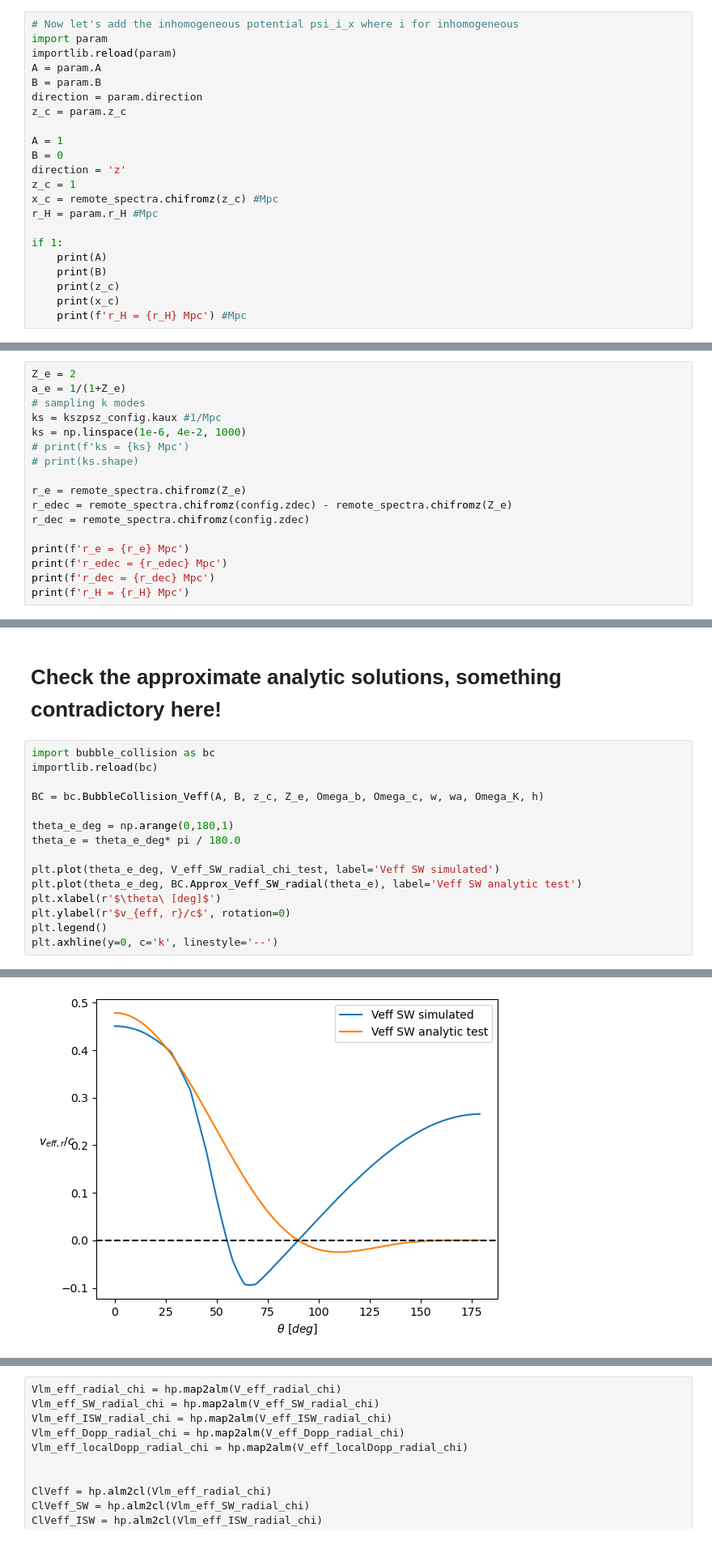
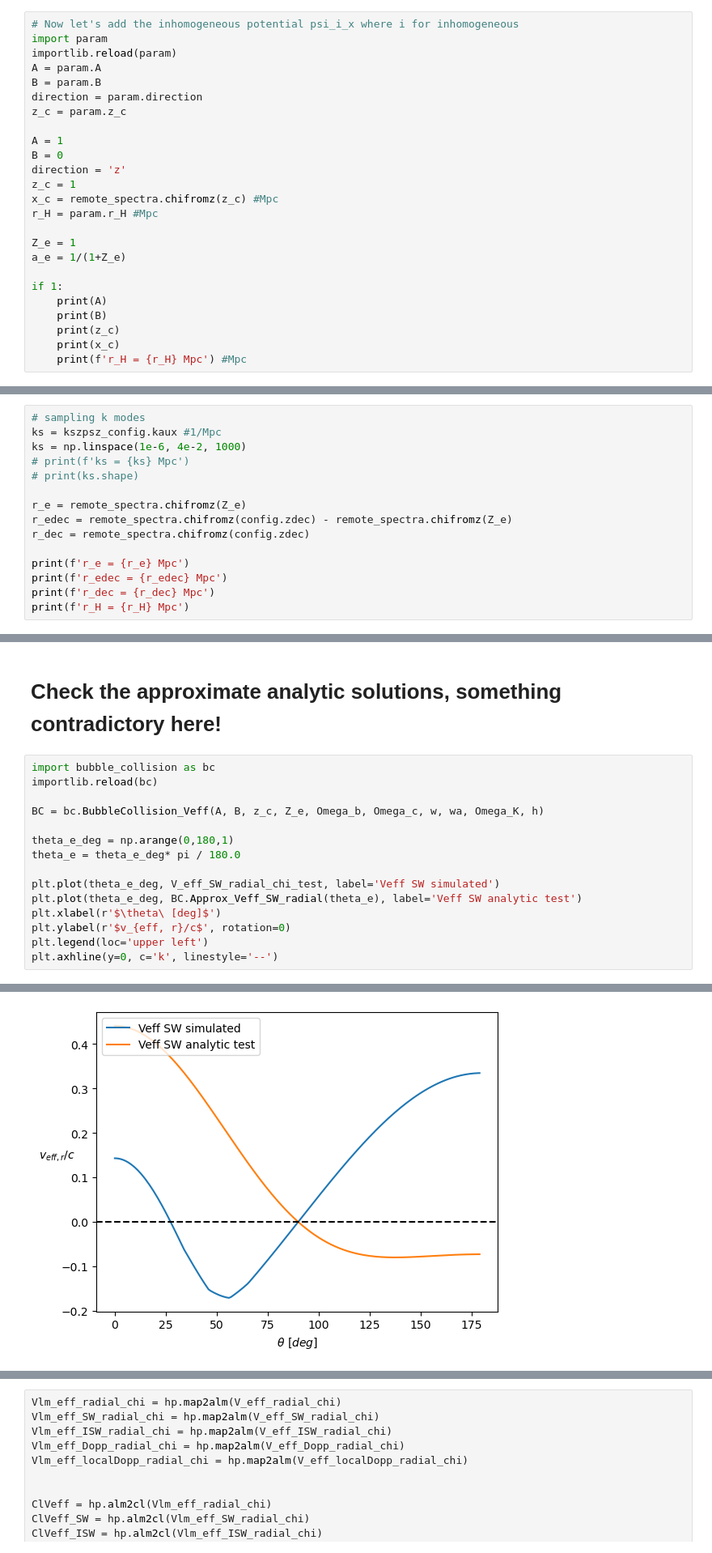
Before and after one commit to catketchup/ReCCO, a Jupyter notebook: code/Pylian_test.ipynb, the cells around one changed output, grey strips where cells are left out. Shown at 81% size. Cells and saved outputs as stored; diff of their text form.

```diff
--- a/code/Pylian_test.ipynb
+++ b/code/Pylian_test.ipynb
@@ -208,6 +208,9 @@ z_c = 1
 x_c = remote_spectra.chifromz(z_c) #Mpc
 r_H = param.r_H #Mpc
 
+Z_e = 1
+a_e = 1/(1+Z_e)
+
 if 1:
     print(A)
     print(B)
@@ -318,8 +321,6 @@ if 0:
 # %% [markdown]
 # Choose the Ze of remote dipole field
 # %%
-Z_e = 2
-a_e = 1/(1+Z_e)
 # sampling k modes
 ks = kszpsz_config.kaux #1/Mpc
 ks = np.linspace(1e-6, 4e-2, 1000)
@@ -921,21 +922,21 @@ if PriPerturbation == 'BubbleCollision':
 # %%
 import bubble_collision as bc
 importlib.reload(bc)
 
 BC = bc.BubbleCollision_Veff(A, B, z_c, Z_e, Omega_b, Omega_c, w, wa, Omega_K, h)
 
 theta_e_deg = np.arange(0,180,1)
 theta_e = theta_e_deg* pi / 180.0
 
 plt.plot(theta_e_deg, V_eff_SW_radial_chi_test, label='Veff SW simulated')
 plt.plot(theta_e_deg, BC.Approx_Veff_SW_radial(theta_e), label='Veff SW analytic test')
 plt.xlabel(r'$\theta\ [deg]$')
 plt.ylabel(r'$v_{eff, r}/c$', rotation=0)
-plt.legend()
+plt.legend(loc='upper left')
 plt.axhline(y=0, c='k', linestyle='--')
 # %% [output]
 <matplotlib.lines.Line2D at 0x...>
-[figure, old version]
+[figure, new version]
 # %%
 import bubble_collision as bc
 importlib.reload(bc)
```
Also changed, not shown: parts of 21 cells of this notebook, 2 other files.
